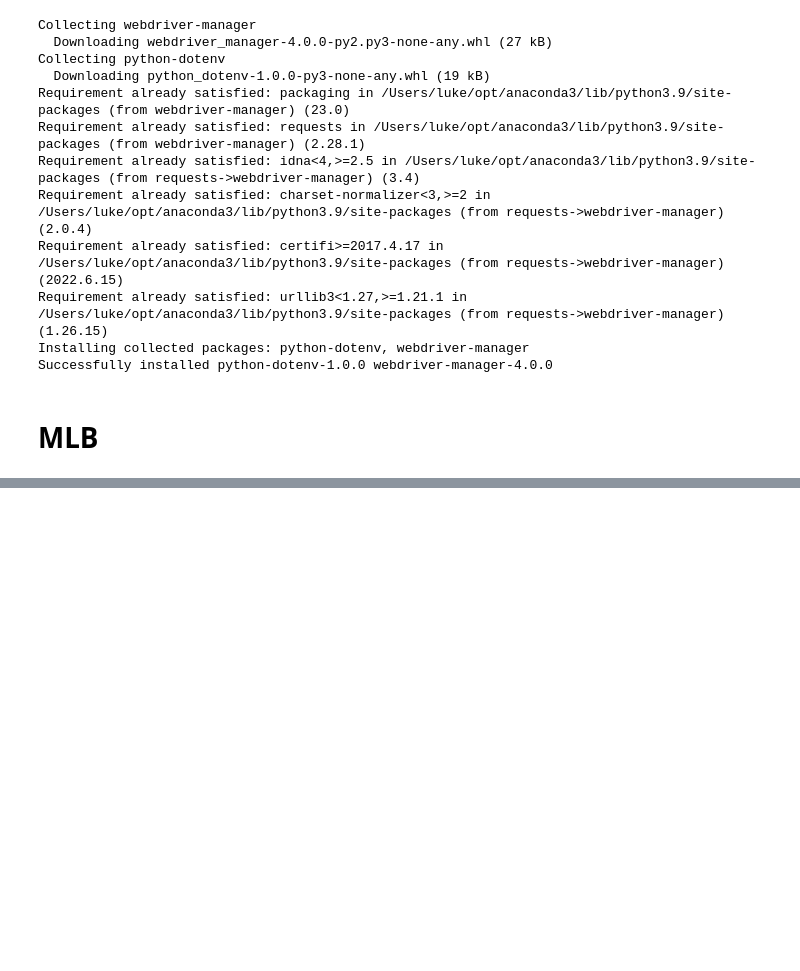
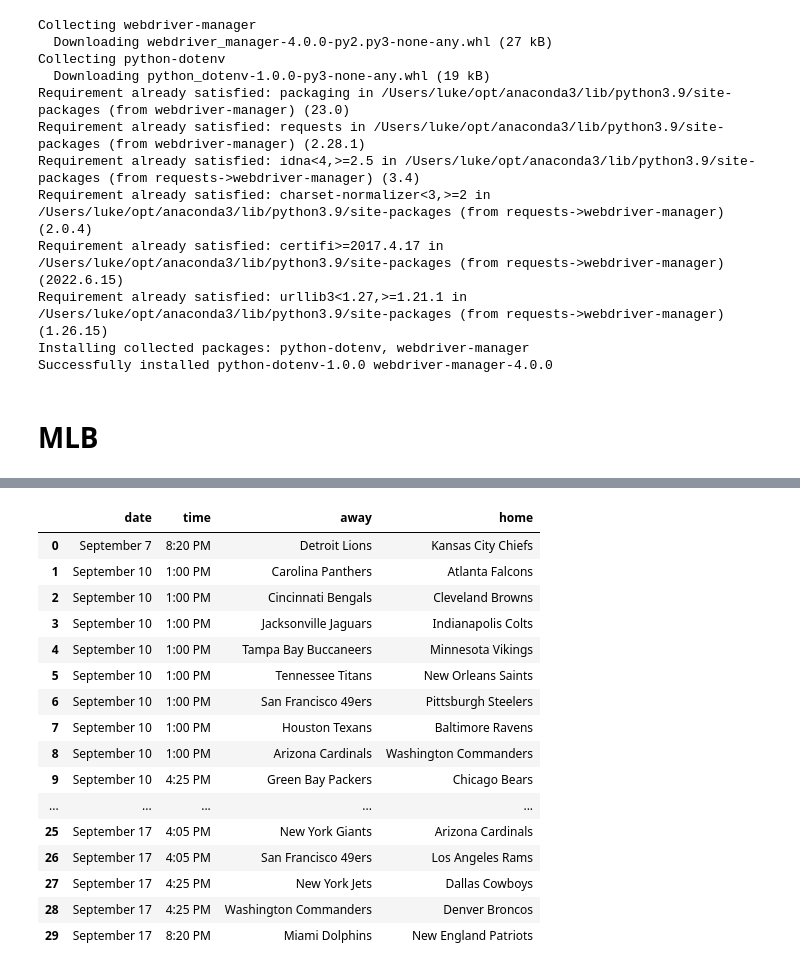
Before and after one commit to lucasjfsmith/pro-venue-tracker, a Jupyter notebook: Data Cleaning/Events/2023_all_events.ipynb, the cells around one changed output, grey strips where cells are left out. Cells and saved outputs as stored; diff of their text form; code cells hidden in the pictures; blank space fills up the shorter version.

```diff
--- a/Data Cleaning/Events/2023_all_events.ipynb
+++ b/Data Cleaning/Events/2023_all_events.ipynb
@@ -111,0 +188,4 @@ pd.DataFrame(mlb_schedule_dict
+# %%
+nfl = pd.read_html('https://www.pro-football-reference.com/years/2023/games.htm')[0]
+
+nfl.head()
@@ -111,0 +199,34 @@ pd.DataFrame(mlb_schedule_dict
+# %%
+# Drop unwanted rows and columns
+
+# Rows
+nfl = nfl.drop(nfl[nfl['Week'].str.contains('(Pre\d|Week)')].index).reset_index()
+
+# Columns
+nfl = nfl[['Unnamed: 2','Time','VisTm','HomeTm']]
+nfl = nfl.rename(columns={
+    'Unnamed: 2':'date',
+    'Time':'time',
+    'VisTm':'away',
+    'HomeTm':'home'
+})
+
+nfl.head(30)
+# %% [output]
+|  | date | time | away | home |
+| 0 | September 7 | 8:20 PM | Detroit Lions | Kansas City Chiefs |
+| 1 | September 10 | 1:00 PM | Carolina Panthers | Atlanta Falcons |
+| 2 | September 10 | 1:00 PM | Cincinnati Bengals | Cleveland Browns |
+| 3 | September 10 | 1:00 PM | Jacksonville Jaguars | Indianapolis Colts |
+| 4 | September 10 | 1:00 PM | Tampa Bay Buccaneers | Minnesota Vikings |
+| 5 | September 10 | 1:00 PM | Tennessee Titans | New Orleans Saints |
+| 6 | September 10 | 1:00 PM | San Francisco 49ers | Pittsburgh Steelers |
+| 7 | September 10 | 1:00 PM | Houston Texans | Baltimore Ravens |
+| 8 | September 10 | 1:00 PM | Arizona Cardinals | Washington Commanders |
+| 9 | September 10 | 4:25 PM | Green Bay Packers | Chicago Bears |
+| ... | ... | ... | ... | ... |
+| 25 | September 17 | 4:05 PM | New York Giants | Arizona Cardinals |
+| 26 | September 17 | 4:05 PM | San Francisco 49ers | Los Angeles Rams |
+| 27 | September 17 | 4:25 PM | New York Jets | Dallas Cowboys |
+| 28 | September 17 | 4:25 PM | Washington Commanders | Denver Broncos |
+| 29 | September 17 | 8:20 PM | Miami Dolphins | New England Patriots |
```
Also changed, not shown: parts of 38 cells of this notebook, 1 other file.
